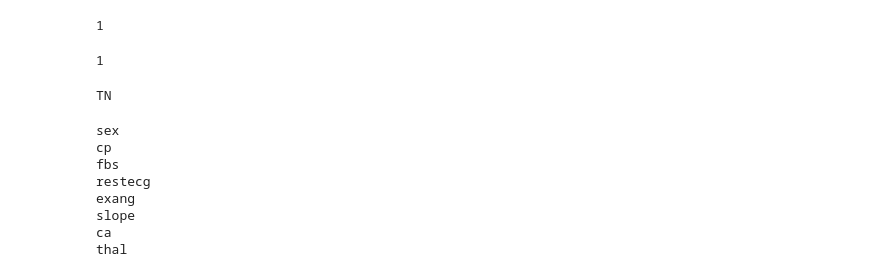
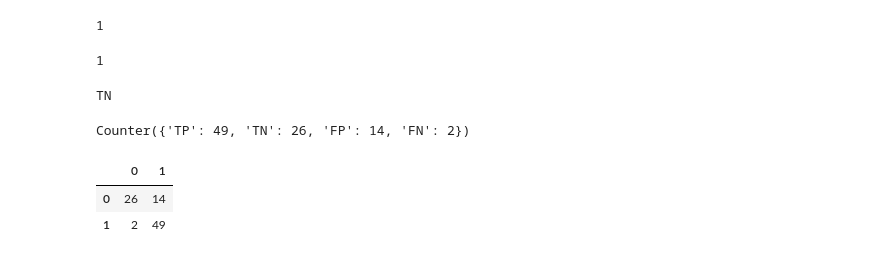
Before and after one commit to mikeasilva/CUNY-SPS, a Jupyter notebook: DATA622/M03-nb-script.ipynb, the cells around one changed output. Drawn from its saved outputs; the diff is of its cells as text; code cells hidden in the pictures.

```diff
--- a/DATA622/M03-nb-script.ipynb
+++ b/DATA622/M03-nb-script.ipynb
@@ -410,44 +412,27 @@ actual_class
 binominal_classification_result(actual_class, pred_class)
 # %% [output]
 TN
-# %%
-def evaluate_naiveBayes(nv,vv,targetclass,trdsetcl1,trdsetcl2,cl1prob,cl2prob):
-    nvl = len(nv)
-    xx = []
-    for idx in nv:#range(0, nvl):
-        print(idx)
-"""
-{
-attr<-nv[idx]
-value<-vv[[idx]]
-#print(c(attr,value))
-#xx<-c(xx,classProbabilities(trdsetcl1,trdsetcl2,nv[idx],vv[[idx]],cl1prob,cl2prob))
-xx<-c(xx,classProbabilities(trdsetcl1,trdsetcl2,attr,value,cl1prob,cl2prob))
-}
-xx<-unlist(c(xx,  c(p0,p1)))
-nvl<-nvl+1
-mx<-matrix(xx,nrow=nvl,ncol=2,byrow=T)
-
-unlist(apply(mx,2,cumprod))
-cp<-unlist(apply(mx,2,cumprod))
-
-pred_class<-which.max(cp[nvl,])-1
-pred_class
-targetclass
-metric<-ifelse(targetclass==0,
-       ifelse(pred_class==0,'TP','FN'),
-       ifelse(pred_class==1,'TN','FP'))
-c(targetclass,pred_class,metric)
-}
-"""
-
-evaluate_naiveBayes(X_train.columns, X_train, Y_train, None,None,p0,p1)
-# %% [output]
-sex
-cp
-fbs
-restecg
-exang
-slope
-ca
-thal
+# %%
+def evaluate_naiveBayes(df,targetclass,trdsetcl1,trdsetcl2,cl1prob,cl2prob,print_counts=False):
+    nv = [n for n in df.columns if n not in [targetclass]]
+    xx = []
+    for col in nv:
+        vv = df[col]
+        xx.append(vv.apply(lambda x: classProbabilities(trdsetcl1,trdsetcl2,col,x,p0,p1)).to_list())
+    mx = np.array(xx)
+    cp = np.prod(mx, axis=0)
+    temp = pd.DataFrame(cp, index = df.index)
+    temp["max"] = temp.apply(np.max, axis=1)
+    temp["GT"] = df[targetclass]
+    temp["Pred"] = np.where((temp["max"] == temp[0]), 0, 1)
+    temp["metric"] = np.where((temp["Pred"] == 1), np.where(temp["GT"] == 1, "TP", "FP",), np.where(temp["GT"] == 0, "TN", "FN"))
+    if print_counts:
+        print(Counter(temp["metric"]))
+    return(pd.DataFrame(confusion_matrix(temp["GT"], temp["Pred"])))
+
+evaluate_naiveBayes(tstcatheart, "target", trcathearttarget_0, trcathearttarget_1, p0, p1, True)
+# %% [output]
+Counter({'TP': 49, 'TN': 26, 'FP': 14, 'FN': 2})
+|  | 0 | 1 |
+| 0 | 26 | 14 |
+| 1 | 2 | 49 |
```
Also changed, not shown: parts of 8 cells of this notebook, 1 other file.
